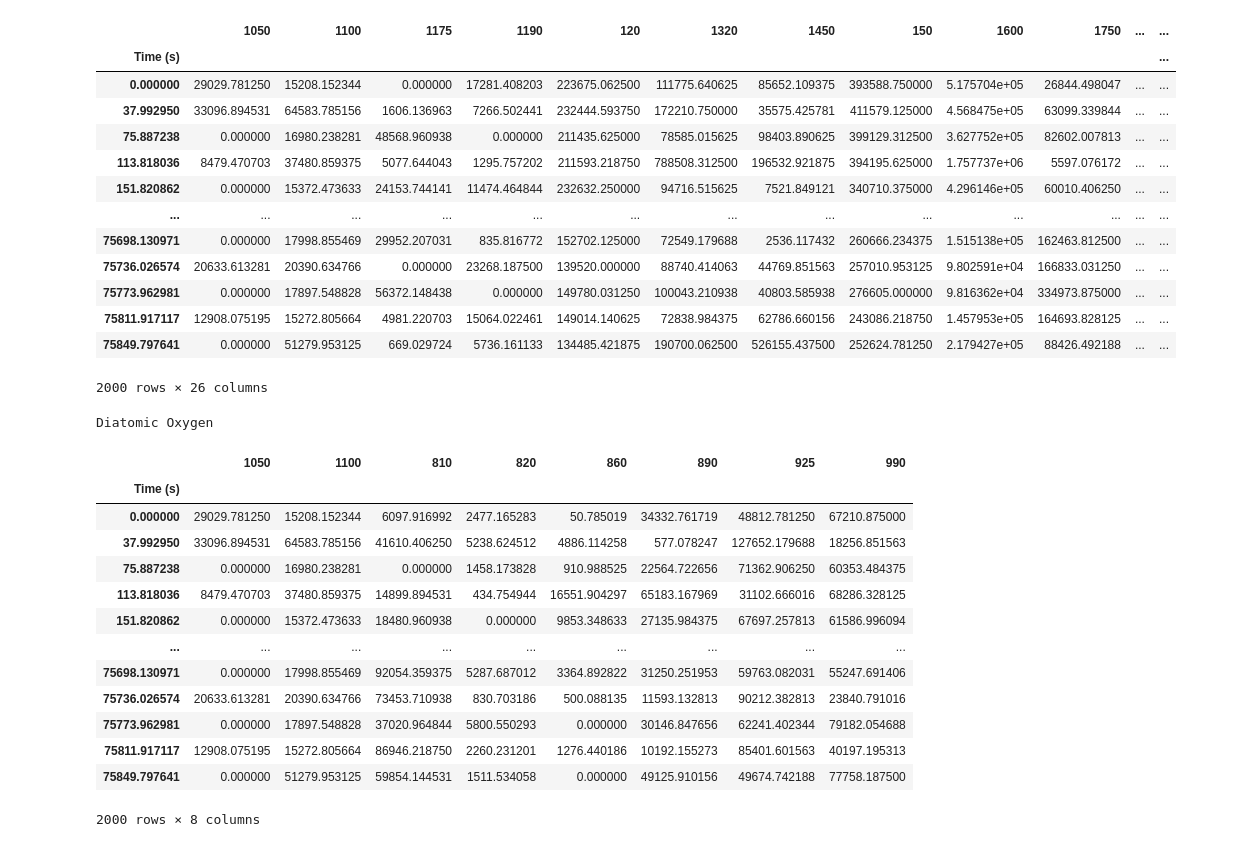
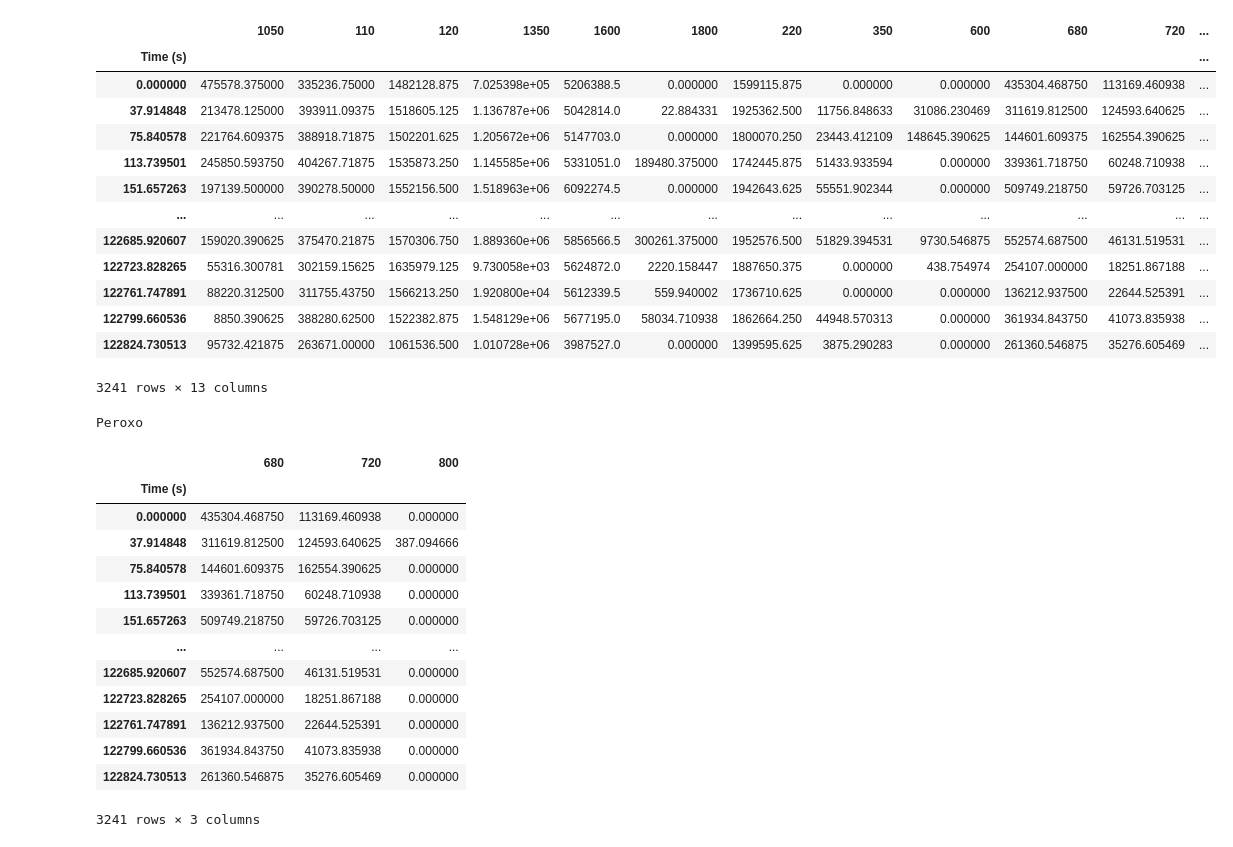
Before and after one commit to Sarbsey/SmallSCADA, a Jupyter notebook: Raman/PeakArea_processing.ipynb, the cells around one changed output. Saved outputs shown, nothing was run; the diff lists cells and outputs as text; code cells hidden in the pictures.

```diff
--- a/Raman/PeakArea_processing.ipynb
+++ b/Raman/PeakArea_processing.ipynb
@@ -7,56 +7,63 @@ import originpro as op
 import sys
 # %%
 # Import Peak Area .txt files
-path = r"C:\Users\flahertylab\OneDrive - Georgia Institute of Technology\Flaherty Research Group - ESS\01 - Raman Data\ESS-1-150_Cl Cutoff\Peak Area"
+path = r"C:\Users\flahertylab\OneDrive - Georgia Institute of Technology\Flaherty Research Group - ESS\01 - Raman Data\ESS-1-165_O2_cutoff_redux\6ppmCl\40kPa O2\Peak Area refined BS12"
+base_path = os.path.dirname(path)
+file_name = "ESS-1-165_06ppmCl_40kPaO2_cutoff_1-3_peak_area_refined_BS12"
+
+save_path = os.path.join(base_path, f"{file_name}.opju")
+
+
+
 dirlist = os.listdir(path)
 
 for index,file in enumerate(dirlist):
     file_path = path + '\\' + file
     curve_center, extension = os.path.splitext(file)
     curve_center = int(curve_center) # Now can reference header as integer instead of string
 
     if not index:
         df = pd.read_csv(file_path, sep='\t', names=['Time (s)', curve_center])
         df = df.iloc[1:]
         pass
     else:
         df2 = pd.read_csv(file_path, sep='\t', names=['Time (s)', curve_center])
         df2 = df2.iloc[1:]
         df[curve_center] = df2[curve_center]
 
 df = df.apply(pd.to_numeric, errors='coerce')
 df = df.set_index('Time (s)')
 
 df
 # %% [output]
-|  | 1050 | 1100 | 1175 | 1190 | 120 | 1320 | 1450 | 150 | 1600 | 1750 | ... | ... |
+|  | 1050 | 110 | 120 | 1350 | 1600 | 1800 | 220 | 350 | 600 | 680 | 720 | ... |
 | Time (s) |  |  |  |  |  |  |  |  |  |  |  | ... |
-| 0.000000 | 29029.781250 | 15208.152344 | 0.000000 | 17281.408203 | 223675.062500 | 111775.640625 | 85652.109375 | 393588.750000 | 5.175704e+05 | 26844.498047 | ... | ... |
-| 37.992950 | 33096.894531 | 64583.785156 | 1606.136963 | 7266.502441 | 232444.593750 | 172210.750000 | 35575.425781 | 411579.125000 | 4.568475e+05 | 63099.339844 | ... | ... |
-| 75.887238 | 0.000000 | 16980.238281 | 48568.960938 | 0.000000 | 211435.625000 | 78585.015625 | 98403.890625 | 399129.312500 | 3.627752e+05 | 82602.007813 | ... | ... |
-| 113.818036 | 8479.470703 | 37480.859375 | 5077.644043 | 1295.757202 | 211593.218750 | 788508.312500 | 196532.921875 | 394195.625000 | 1.757737e+06 | 5597.076172 | ... | ... |
-| 151.820862 | 0.000000 | 15372.473633 | 24153.744141 | 11474.464844 | 232632.250000 | 94716.515625 | 7521.849121 | 340710.375000 | 4.296146e+05 | 60010.406250 | ... | ... |
+| 0.000000 | 475578.375000 | 335236.75000 | 1482128.875 | 7.025398e+05 | 5206388.5 | 0.000000 | 1599115.875 | 0.000000 | 0.000000 | 435304.468750 | 113169.460938 | ... |
+| 37.914848 | 213478.125000 | 393911.09375 | 1518605.125 | 1.136787e+06 | 5042814.0 | 22.884331 | 1925362.500 | 11756.848633 | 31086.230469 | 311619.812500 | 124593.640625 | ... |
+| 75.840578 | 221764.609375 | 388918.71875 | 1502201.625 | 1.205672e+06 | 5147703.0 | 0.000000 | 1800070.250 | 23443.412109 | 148645.390625 | 144601.609375 | 162554.390625 | ... |
+| 113.739501 | 245850.593750 | 404267.71875 | 1535873.250 | 1.145585e+06 | 5331051.0 | 189480.375000 | 1742445.875 | 51433.933594 | 0.000000 | 339361.718750 | 60248.710938 | ... |
+| 151.657263 | 197139.500000 | 390278.50000 | 1552156.500 | 1.518963e+06 | 6092274.5 | 0.000000 | 1942643.625 | 55551.902344 | 0.000000 | 509749.218750 | 59726.703125 | ... |
 | ... | ... | ... | ... | ... | ... | ... | ... | ... | ... | ... | ... | ... |
-| 75698.130971 | 0.000000 | 17998.855469 | 29952.207031 | 835.816772 | 152702.125000 | 72549.179688 | 2536.117432 | 260666.234375 | 1.515138e+05 | 162463.812500 | ... | ... |
-| 75736.026574 | 20633.613281 | 20390.634766 | 0.000000 | 23268.187500 | 139520.000000 | 88740.414063 | 44769.851563 | 257010.953125 | 9.802591e+04 | 166833.031250 | ... | ... |
-| 75773.962981 | 0.000000 | 17897.548828 | 56372.148438 | 0.000000 | 149780.031250 | 100043.210938 | 40803.585938 | 276605.000000 | 9.816362e+04 | 334973.875000 | ... | ... |
-| 75811.917117 | 12908.075195 | 15272.805664 | 4981.220703 | 15064.022461 | 149014.140625 | 72838.984375 | 62786.660156 | 243086.218750 | 1.457953e+05 | 164693.828125 | ... | ... |
-| 75849.797641 | 0.000000 | 51279.953125 | 669.029724 | 5736.161133 | 134485.421875 | 190700.062500 | 526155.437500 | 252624.781250 | 2.179427e+05 | 88426.492188 | ... | ... |
+| 122685.920607 | 159020.390625 | 375470.21875 | 1570306.750 | 1.889360e+06 | 5856566.5 | 300261.375000 | 1952576.500 | 51829.394531 | 9730.546875 | 552574.687500 | 46131.519531 | ... |
+| 122723.828265 | 55316.300781 | 302159.15625 | 1635979.125 | 9.730058e+03 | 5624872.0 | 2220.158447 | 1887650.375 | 0.000000 | 438.754974 | 254107.000000 | 18251.867188 | ... |
+| 122761.747891 | 88220.312500 | 311755.43750 | 1566213.250 | 1.920800e+04 | 5612339.5 | 559.940002 | 1736710.625 | 0.000000 | 0.000000 | 136212.937500 | 22644.525391 | ... |
+| 122799.660536 | 8850.390625 | 388280.62500 | 1522382.875 | 1.548129e+06 | 5677195.0 | 58034.710938 | 1862664.250 | 44948.570313 | 0.000000 | 361934.843750 | 41073.835938 | ... |
+| 122824.730513 | 95732.421875 | 263671.00000 | 1061536.500 | 1.010728e+06 | 3987527.0 | 0.000000 | 1399595.625 | 3875.290283 | 0.000000 | 261360.546875 | 35276.605469 | ... |
-2000 rows × 26 columns
+3241 rows × 13 columns
 # %%
 with open('../bins.json', 'r') as f:
     column_bins = json.load(f)
 
 binned_dfs = {}
 columns = list(df.columns)
-
+df_copy = df.copy()
 
 
 for bin_name, (low, high) in column_bins.items():
     selected_cols = [col for col in columns if low <= col <= high]
     if selected_cols:
         #selected_cols.insert(0, 'Time (s)')
-        binned_dfs[bin_name] = df[selected_cols]
+        binned_dfs[bin_name] = df_copy[selected_cols]
 
 
 
@@ -65,21 +72,21 @@ index = 3
 print(keys[index])
 binned_dfs[keys[index]]
 # %% [output]
-Diatomic Oxygen
+Peroxo
-|  | 1050 | 1100 | 810 | 820 | 860 | 890 | 925 | 990 |
-| Time (s) |  |  |  |  |  |  |  |  |
-| 0.000000 | 29029.781250 | 15208.152344 | 6097.916992 | 2477.165283 | 50.785019 | 34332.761719 | 48812.781250 | 67210.875000 |
-| 37.992950 | 33096.894531 | 64583.785156 | 41610.406250 | 5238.624512 | 4886.114258 | 577.078247 | 127652.179688 | 18256.851563 |
-| 75.887238 | 0.000000 | 16980.238281 | 0.000000 | 1458.173828 | 910.988525 | 22564.722656 | 71362.906250 | 60353.484375 |
-| 113.818036 | 8479.470703 | 37480.859375 | 14899.894531 | 434.754944 | 16551.904297 | 65183.167969 | 31102.666016 | 68286.328125 |
-| 151.820862 | 0.000000 | 15372.473633 | 18480.960938 | 0.000000 | 9853.348633 | 27135.984375 | 67697.257813 | 61586.996094 |
-| ... | ... | ... | ... | ... | ... | ... | ... | ... |
-| 75698.130971 | 0.000000 | 17998.855469 | 92054.359375 | 5287.687012 | 3364.892822 | 31250.251953 | 59763.082031 | 55247.691406 |
-| 75736.026574 | 20633.613281 | 20390.634766 | 73453.710938 | 830.703186 | 500.088135 | 11593.132813 | 90212.382813 | 23840.791016 |
-| 75773.962981 | 0.000000 | 17897.548828 | 37020.964844 | 5800.550293 | 0.000000 | 30146.847656 | 62241.402344 | 79182.054688 |
-| 75811.917117 | 12908.075195 | 15272.805664 | 86946.218750 | 2260.231201 | 1276.440186 | 10192.155273 | 85401.601563 | 40197.195313 |
-| 75849.797641 | 0.000000 | 51279.953125 | 59854.144531 | 1511.534058 | 0.000000 | 49125.910156 | 49674.742188 | 77758.187500 |
+|  | 680 | 720 | 800 |
+| Time (s) |  |  |  |
+| 0.000000 | 435304.468750 | 113169.460938 | 0.000000 |
+| 37.914848 | 311619.812500 | 124593.640625 | 387.094666 |
+| 75.840578 | 144601.609375 | 162554.390625 | 0.000000 |
+| 113.739501 | 339361.718750 | 60248.710938 | 0.000000 |
+| 151.657263 | 509749.218750 | 59726.703125 | 0.000000 |
+| ... | ... | ... | ... |
+| 122685.920607 | 552574.687500 | 46131.519531 | 0.000000 |
+| 122723.828265 | 254107.000000 | 18251.867188 | 0.000000 |
+| 122761.747891 | 136212.937500 | 22644.525391 | 0.000000 |
+| 122799.660536 | 361934.843750 | 41073.835938 | 0.000000 |
+| 122824.730513 | 261360.546875 | 35276.605469 | 0.000000 |
-2000 rows × 8 columns
+3241 rows × 3 columns
 # %%
 # Check that this code grabbed all the columns
 
```
Also changed, not shown: parts of 12 cells of this notebook, 9 other files.
